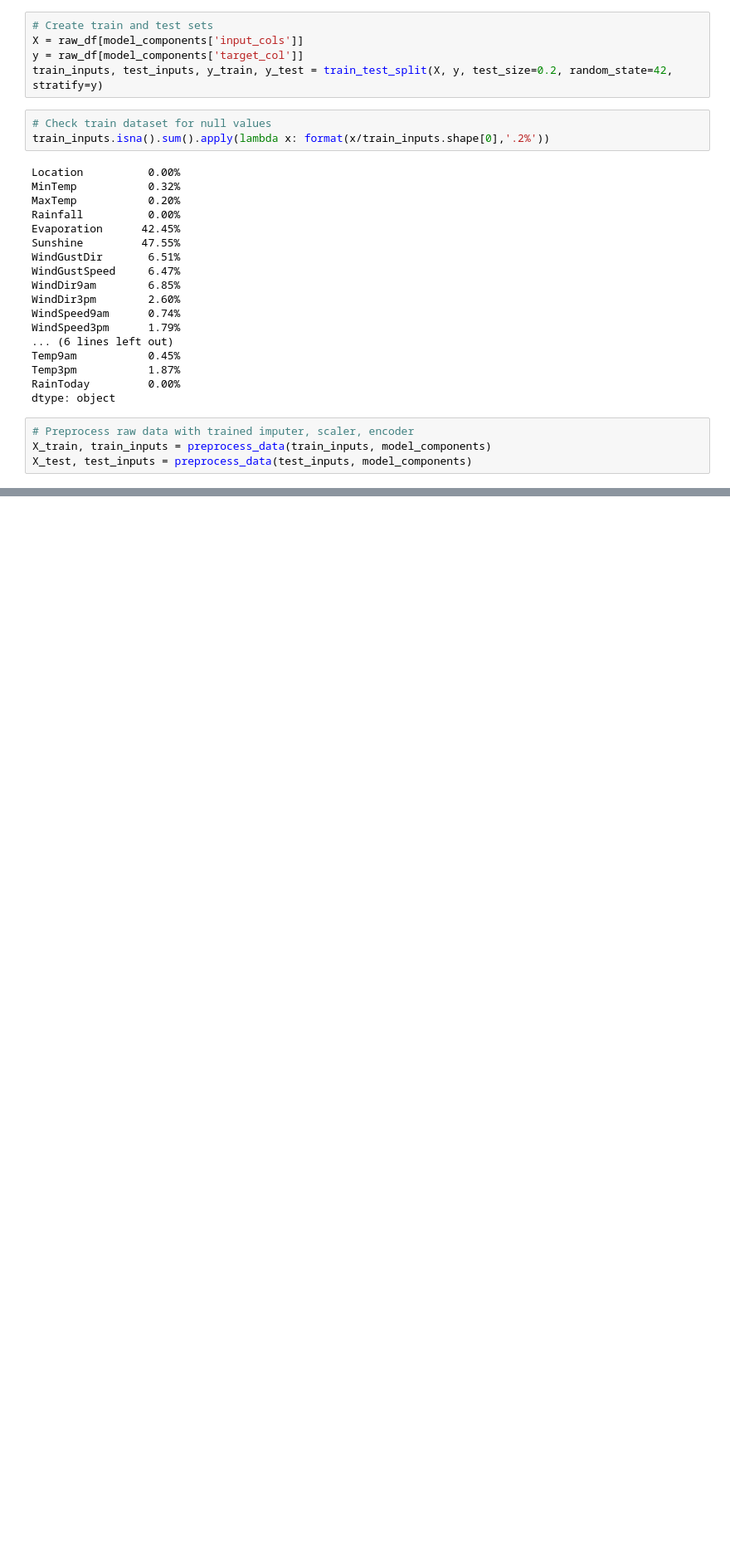
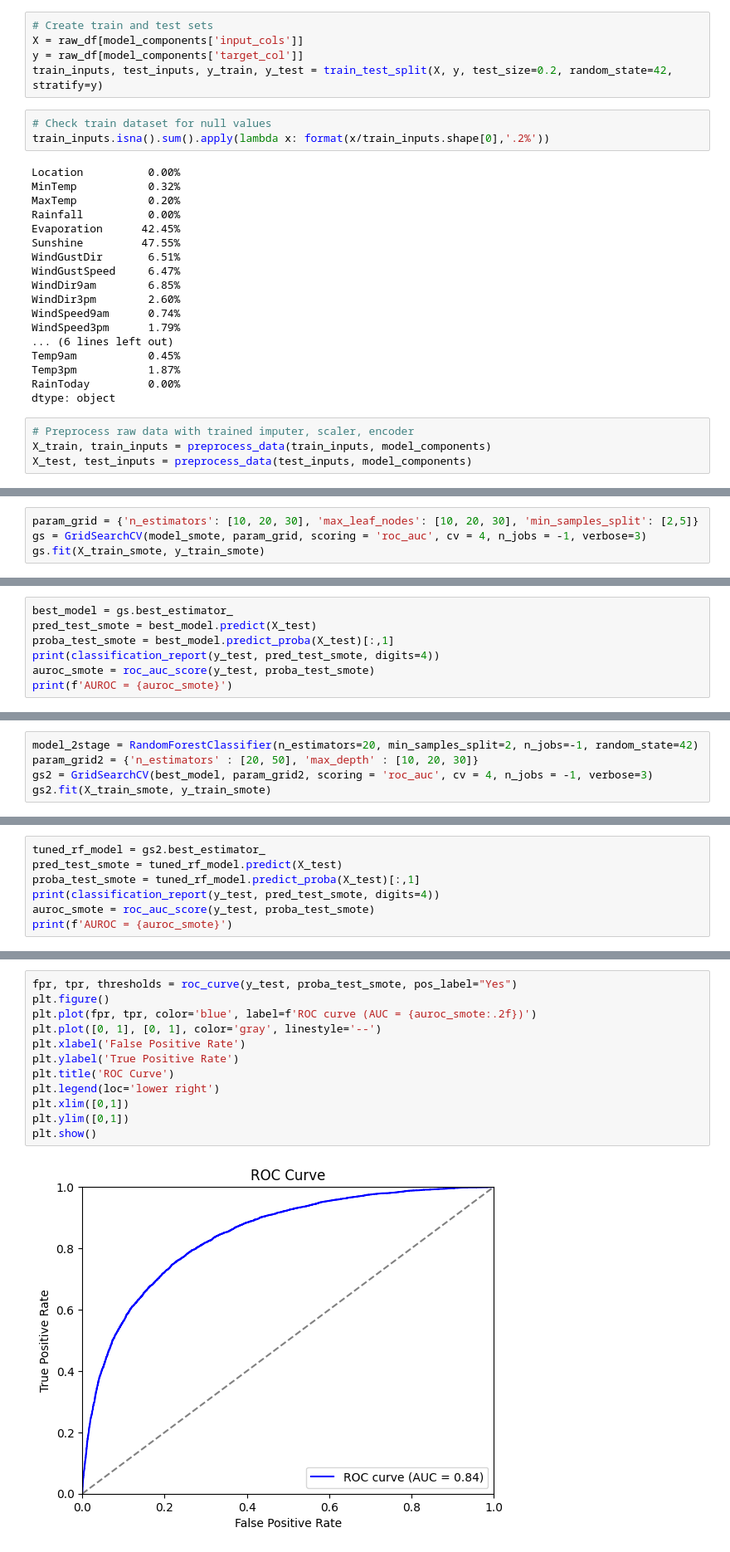
Before and after one commit to roldugina/streamlit_australia_rain, a Jupyter notebook: weatherAUS.ipynb, the cells around one changed output, grey strips where cells are left out. Shown at 83% size. Drawn from its saved outputs; the diff is of its cells as text; blank space fills up the shorter version.

```diff
--- a/weatherAUS.ipynb
+++ b/weatherAUS.ipynb
@@ -79,0 +150,4 @@ weighted avg     0.8306    0.8329    0.8028     28158
+# %%
+param_grid = {'n_estimators': [10, 20, 30], 'max_leaf_nodes': [10, 20, 30], 'min_samples_split': [2,5]}
+gs = GridSearchCV(model_smote, param_grid, scoring = 'roc_auc', cv = 4, n_jobs = -1, verbose=3)
+gs.fit(X_train_smote, y_train_smote)
@@ -79,0 +169,7 @@ weighted avg     0.8306    0.8329    0.8028     28158
+# %%
+best_model = gs.best_estimator_
+pred_test_smote = best_model.predict(X_test)
+proba_test_smote = best_model.predict_proba(X_test)[:,1]
+print(classification_report(y_test, pred_test_smote, digits=4))
+auroc_smote = roc_auc_score(y_test, proba_test_smote)
+print(f'AUROC = {auroc_smote}')
@@ -79,0 +187,5 @@ weighted avg     0.8306    0.8329    0.8028     28158
+# %%
+model_2stage = RandomForestClassifier(n_estimators=20, min_samples_split=2, n_jobs=-1, random_state=42)
+param_grid2 = {'n_estimators' : [20, 50], 'max_depth' : [10, 20, 30]}
+gs2 = GridSearchCV(best_model, param_grid2, scoring = 'roc_auc', cv = 4, n_jobs = -1, verbose=3)
+gs2.fit(X_train_smote, y_train_smote)
@@ -79,0 +209,7 @@ weighted avg     0.8306    0.8329    0.8028     28158
+# %%
+tuned_rf_model = gs2.best_estimator_
+pred_test_smote = tuned_rf_model.predict(X_test)
+proba_test_smote = tuned_rf_model.predict_proba(X_test)[:,1]
+print(classification_report(y_test, pred_test_smote, digits=4))
+auroc_smote = roc_auc_score(y_test, proba_test_smote)
+print(f'AUROC = {auroc_smote}')
@@ -79,0 +242,14 @@ weighted avg     0.8306    0.8329    0.8028     28158
+# %%
+fpr, tpr, thresholds = roc_curve(y_test, proba_test_smote, pos_label="Yes")
+plt.figure()
+plt.plot(fpr, tpr, color='blue', label=f'ROC curve (AUC = {auroc_smote:.2f})')
+plt.plot([0, 1], [0, 1], color='gray', linestyle='--')
+plt.xlabel('False Positive Rate')
+plt.ylabel('True Positive Rate')
+plt.title('ROC Curve')
+plt.legend(loc='lower right')
+plt.xlim([0,1])
+plt.ylim([0,1])
+plt.show()
+# %% [output]
+[figure, added]
```
Also changed, not shown: parts of 30 cells of this notebook, 1 other file.
